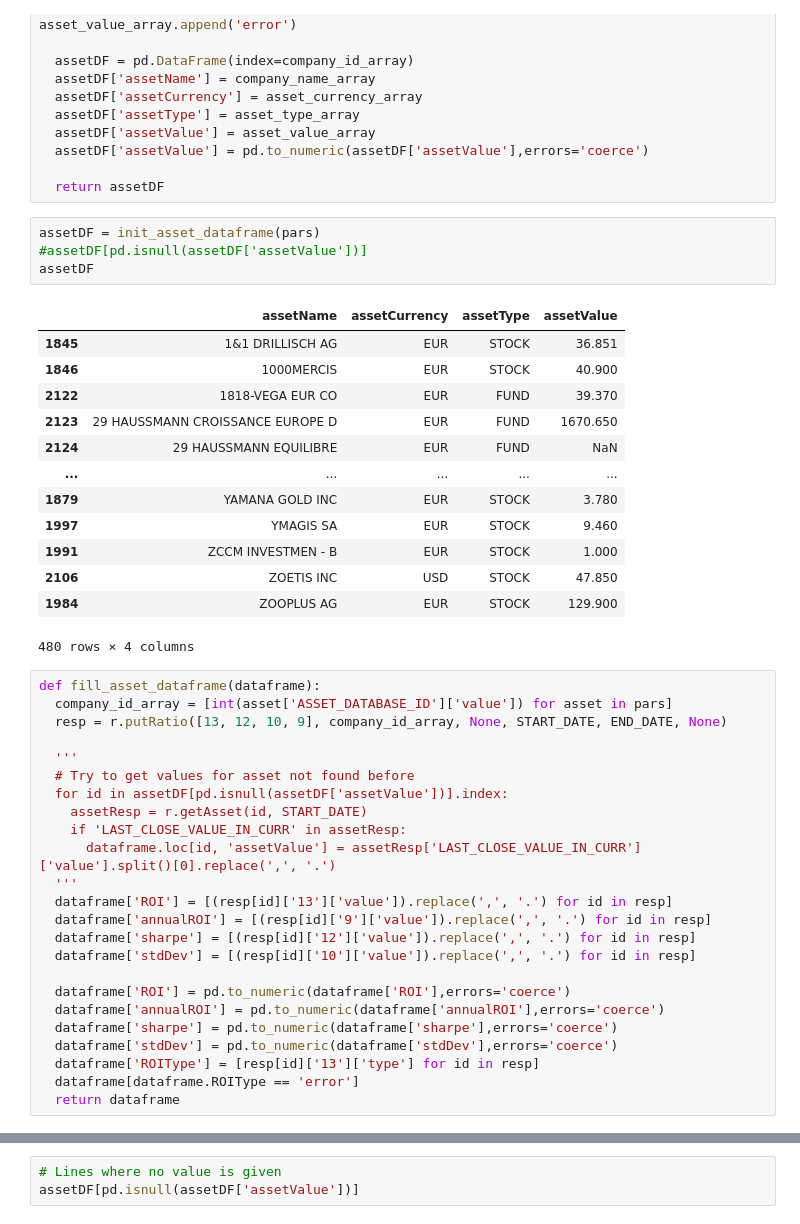
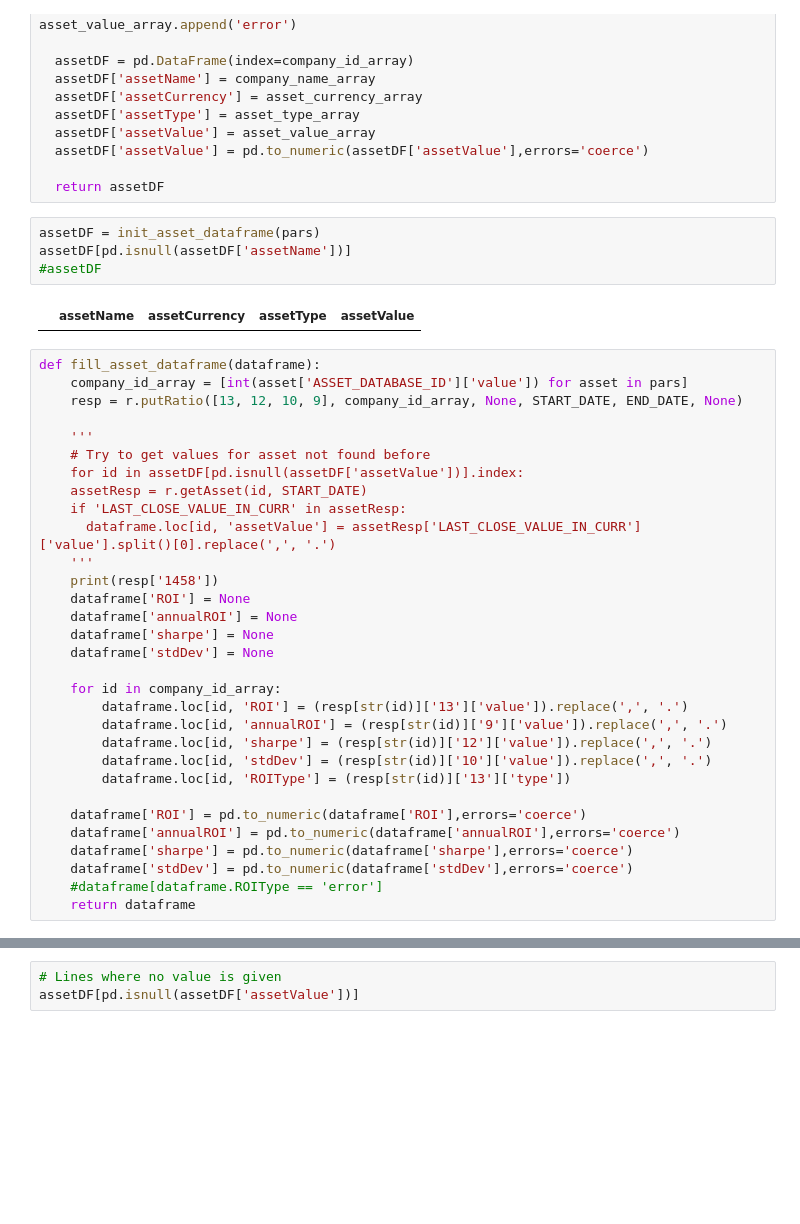
Before and after one commit to Negimaster/epifin-dolphin, a Jupyter notebook: Dolphin.ipynb, the cells around one changed output, grey strips where cells are left out. Cells and saved outputs as stored; diff of their text form; blank space fills up the shorter version.

```diff
--- a/Dolphin.ipynb
+++ b/Dolphin.ipynb
@@ -505,46 +501,41 @@ def init_asset_dataframe(pars):
   return assetDF
 # %%
 assetDF = init_asset_dataframe(pars)
-#assetDF[pd.isnull(assetDF['assetValue'])]
-assetDF
+assetDF[pd.isnull(assetDF['assetName'])]
+#assetDF
 # %% [output]
 |  | assetName | assetCurrency | assetType | assetValue |
-| 1845 | 1&1 DRILLISCH AG | EUR | STOCK | 36.851 |
-| 1846 | 1000MERCIS | EUR | STOCK | 40.900 |
-| 2122 | 1818-VEGA EUR CO | EUR | FUND | 39.370 |
-| 2123 | 29 HAUSSMANN CROISSANCE EUROPE D | EUR | FUND | 1670.650 |
-| 2124 | 29 HAUSSMANN EQUILIBRE | EUR | FUND | NaN |
-| ... | ... | ... | ... | ... |
-| 1879 | YAMANA GOLD INC | EUR | STOCK | 3.780 |
-| 1997 | YMAGIS SA | EUR | STOCK | 9.460 |
-| 1991 | ZCCM INVESTMEN - B | EUR | STOCK | 1.000 |
-| 2106 | ZOETIS INC | USD | STOCK | 47.850 |
-| 1984 | ZOOPLUS AG | EUR | STOCK | 129.900 |
-480 rows × 4 columns
 # %%
 def fill_asset_dataframe(dataframe):
-  company_id_array = [int(asset['ASSET_DATABASE_ID']['value']) for asset in pars]
-  resp = r.putRatio([13, 12, 10, 9], company_id_array, None, START_DATE, END_DATE, None)
+    company_id_array = [int(asset['ASSET_DATABASE_ID']['value']) for asset in pars]
+    resp = r.putRatio([13, 12, 10, 9], company_id_array, None, START_DATE, END_DATE, None)
 
-  '''
-  # Try to get values for asset not found before
-  for id in assetDF[pd.isnull(assetDF['assetValue'])].index:
+    '''
+    # Try to get values for asset not found before
+    for id in assetDF[pd.isnull(assetDF['assetValue'])].index:
     assetResp = r.getAsset(id, START_DATE)
     if 'LAST_CLOSE_VALUE_IN_CURR' in assetResp:
       dataframe.loc[id, 'assetValue'] = assetResp['LAST_CLOSE_VALUE_IN_CURR']['value'].split()[0].replace(',', '.')
-  '''
-  dataframe['ROI'] = [(resp[id]['13']['value']).replace(',', '.') for id in resp]
-  dataframe['annualROI'] = [(resp[id]['9']['value']).replace(',', '.') for id in resp]
-  dataframe['sharpe'] = [(resp[id]['12']['value']).replace(',', '.') for id in resp]
-  dataframe['stdDev'] = [(resp[id]['10']['value']).replace(',', '.') for id in resp]
+    '''
+    print(resp['1458'])
+    dataframe['ROI'] = None
+    dataframe['annualROI'] = None
+    dataframe['sharpe'] = None
+    dataframe['stdDev'] = None
 
-  dataframe['ROI'] = pd.to_numeric(dataframe['ROI'],errors='coerce')
-  dataframe['annualROI'] = pd.to_numeric(dataframe['annualROI'],errors='coerce')
-  dataframe['sharpe'] = pd.to_numeric(dataframe['sharpe'],errors='coerce')
-  dataframe['stdDev'] = pd.to_numeric(dataframe['stdDev'],errors='coerce')
-  dataframe['ROIType'] = [resp[id]['13']['type'] for id in resp]
-  dataframe[dataframe.ROIType == 'error']
-  return dataframe
+    for id in company_id_array:
+        dataframe.loc[id, 'ROI'] = (resp[str(id)]['13']['value']).replace(',', '.')
+        dataframe.loc[id, 'annualROI'] = (resp[str(id)]['9']['value']).replace(',', '.')
+        dataframe.loc[id, 'sharpe'] = (resp[str(id)]['12']['value']).replace(',', '.')
+        dataframe.loc[id, 'stdDev'] = (resp[str(id)]['10']['value']).replace(',', '.')
+        dataframe.loc[id, 'ROIType'] = (resp[str(id)]['13']['type'])
+
+    dataframe['ROI'] = pd.to_numeric(dataframe['ROI'],errors='coerce')
+    dataframe['annualROI'] = pd.to_numeric(dataframe['annualROI'],errors='coerce')
+    dataframe['sharpe'] = pd.to_numeric(dataframe['sharpe'],errors='coerce')
+    dataframe['stdDev'] = pd.to_numeric(dataframe['stdDev'],errors='coerce')
+    #dataframe[dataframe.ROIType == 'error']
+    return dataframe
 # %%
 assetDF = fill_asset_dataframe(assetDF)
 assetDF.sort_values(by=['sharpe', 'ROI'], ascending=False, inplace=True)
```
Also changed, not shown: parts of 6 cells of this notebook.
